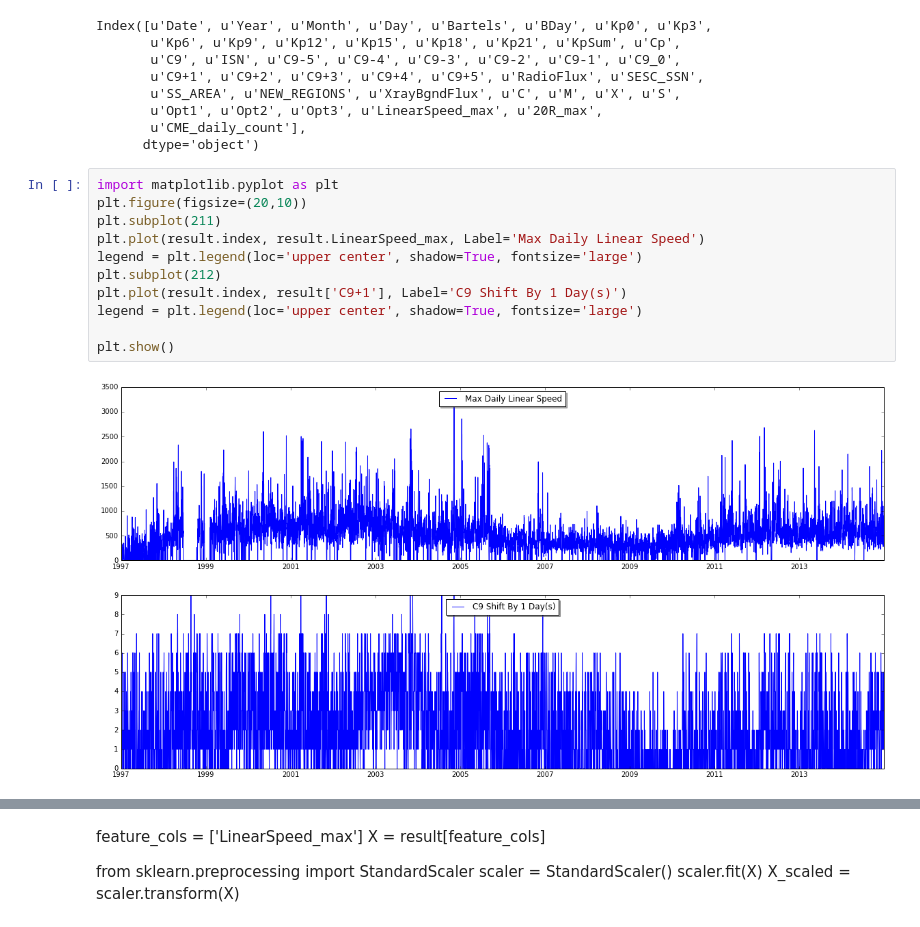
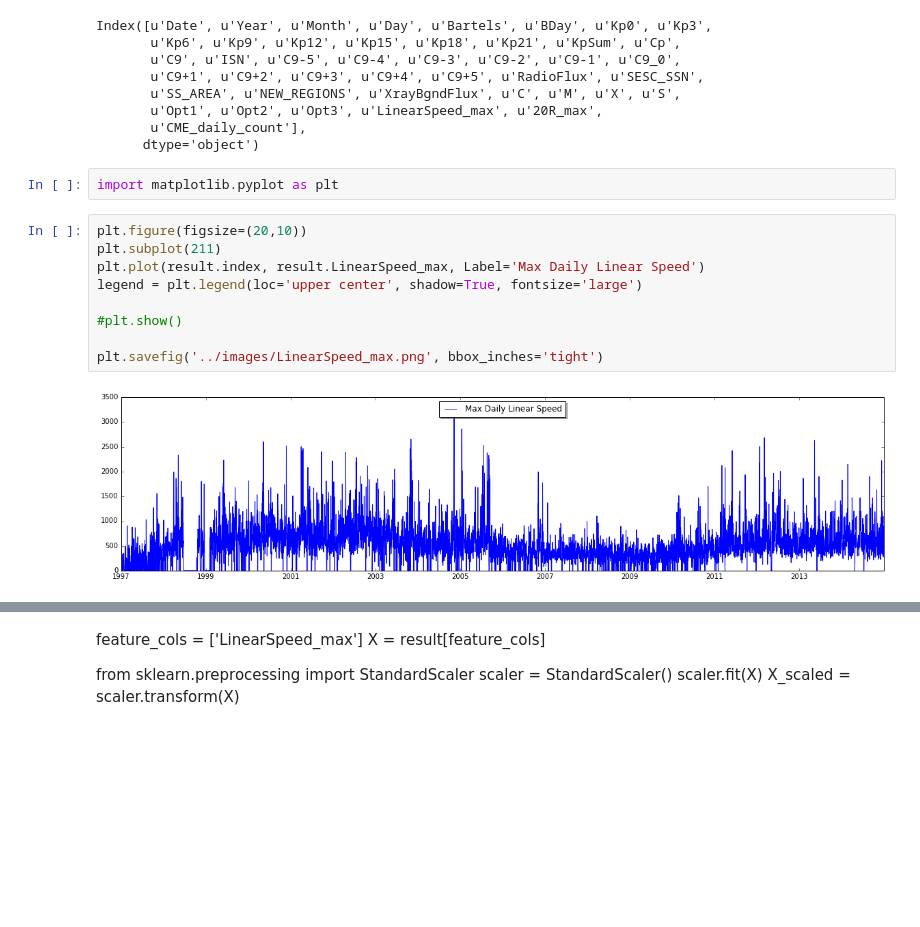
Before and after one commit to wayneheller/GA-Student-Project, a Jupyter notebook: ipythonscripts/Intial_Analysis_Cp_and_CME.ipynb, the cells around one changed output, grey strips where cells are left out. Cells and saved outputs as stored; diff of their text form; blank space fills up the shorter version.

```diff
--- a/ipythonscripts/Intial_Analysis_Cp_and_CME.ipynb
+++ b/ipythonscripts/Intial_Analysis_Cp_and_CME.ipynb
@@ -173,16 +173,16 @@ Index([u'Date', u'Year', u'Month', u'Day', u'Bartels', u'BDay', u'Kp0', u'Kp3',
        u'Opt1', u'Opt2', u'Opt3', u'LinearSpeed_max', u'20R_max',
        u'CME_daily_count'],
       dtype='object')
+# %%
+import matplotlib.pyplot as plt
 # %%
-import matplotlib.pyplot as plt
 plt.figure(figsize=(20,10))
 plt.subplot(211)
 plt.plot(result.index, result.LinearSpeed_max, Label='Max Daily Linear Speed')
 legend = plt.legend(loc='upper center', shadow=True, fontsize='large')
-plt.subplot(212)
-plt.plot(result.index, result['C9+1'], Label='C9 Shift By 1 Day(s)')
-legend = plt.legend(loc='upper center', shadow=True, fontsize='large')
 
-plt.show()
+#plt.show()
+
+plt.savefig('../images/LinearSpeed_max.png', bbox_inches='tight')
 # %% [output]
-[figure, old version]
+[figure, new version]
```
Also changed, not shown: parts of 17 cells of this notebook, 11 other files.
